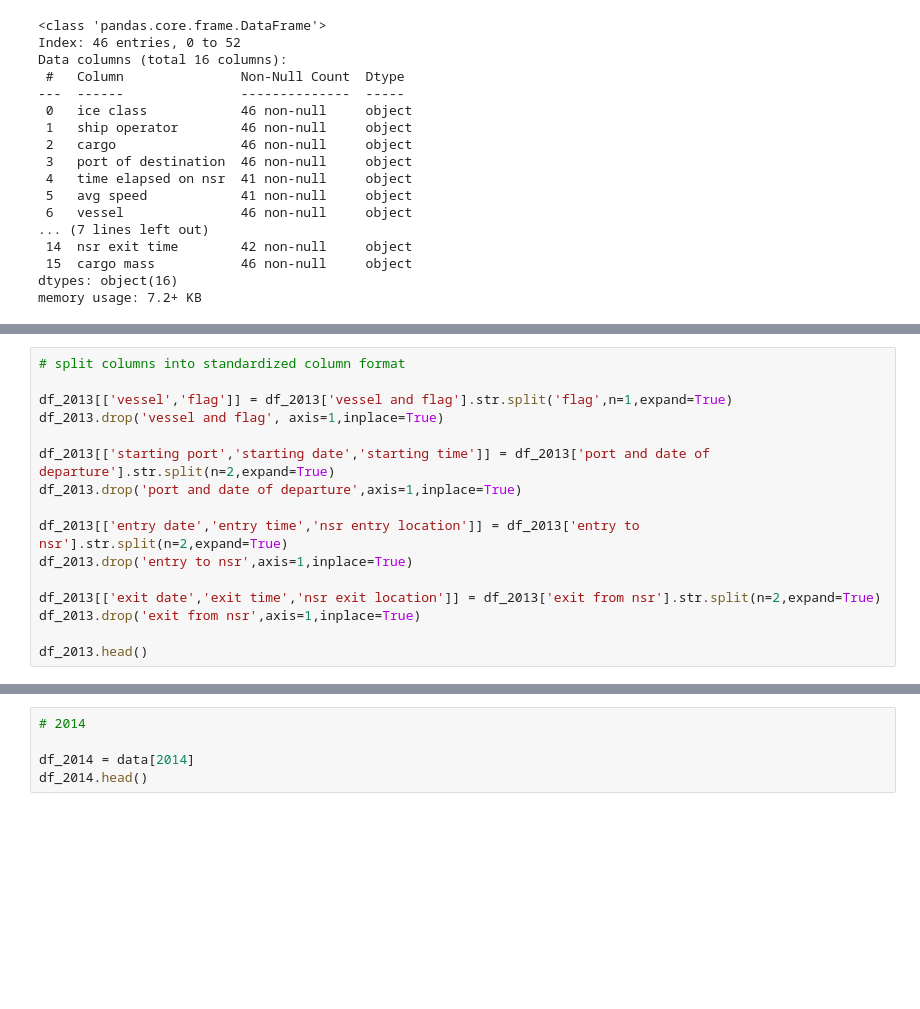
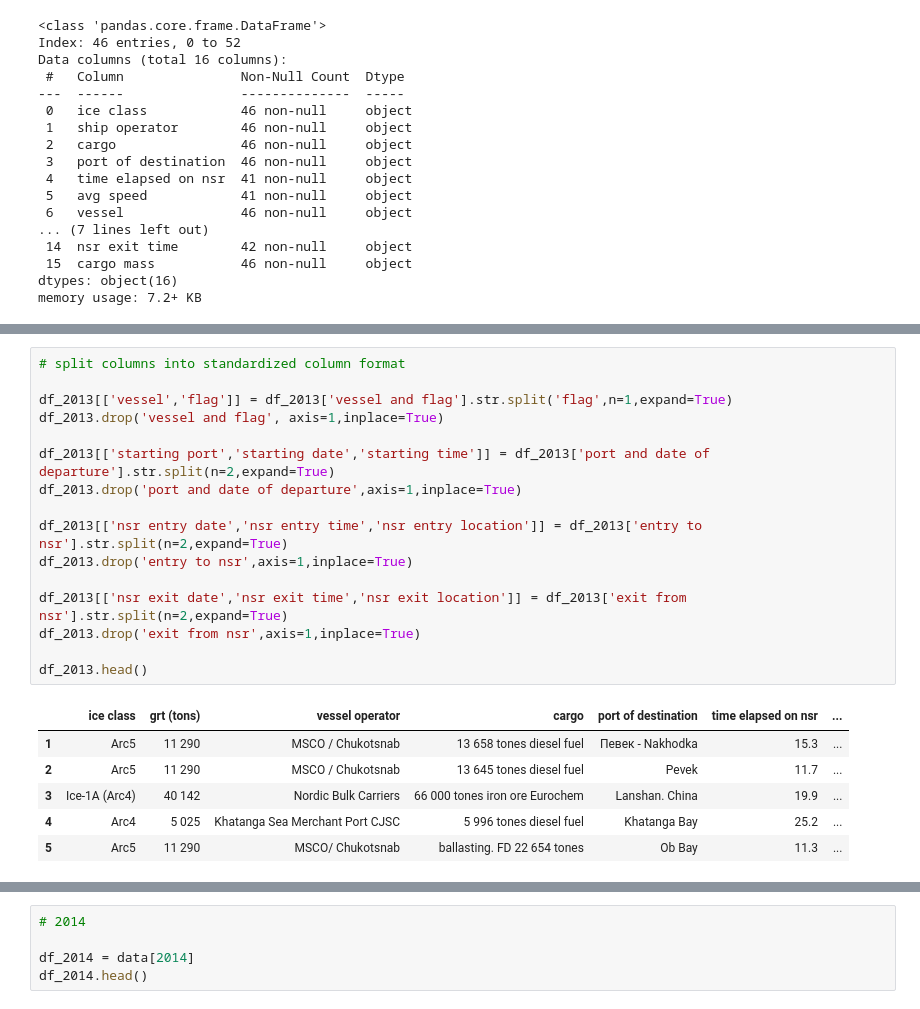
Before and after one commit to csmith454/nsr-project, a Jupyter notebook: nsr_data_wrangling.ipynb, the cells around one changed output, grey strips where cells are left out. Saved outputs shown, nothing was run; the diff lists cells and outputs as text; blank space fills up the shorter version.

```diff
--- a/nsr_data_wrangling.ipynb
+++ b/nsr_data_wrangling.ipynb
@@ -549,16 +693,23 @@ df_2013.head()
 # %%
 # split columns into standardized column format
 
 df_2013[['vessel','flag']] = df_2013['vessel and flag'].str.split('flag',n=1,expand=True)
 df_2013.drop('vessel and flag', axis=1,inplace=True)
 
 df_2013[['starting port','starting date','starting time']] = df_2013['port and date of departure'].str.split(n=2,expand=True)
 df_2013.drop('port and date of departure',axis=1,inplace=True)
 
-df_2013[['entry date','entry time','nsr entry location']] = df_2013['entry to nsr'].str.split(n=2,expand=True)
+df_2013[['nsr entry date','nsr entry time','nsr entry location']] = df_2013['entry to nsr'].str.split(n=2,expand=True)
 df_2013.drop('entry to nsr',axis=1,inplace=True)
 
-df_2013[['exit date','exit time','nsr exit location']] = df_2013['exit from nsr'].str.split(n=2,expand=True)
+df_2013[['nsr exit date','nsr exit time','nsr exit location']] = df_2013['exit from nsr'].str.split(n=2,expand=True)
 df_2013.drop('exit from nsr',axis=1,inplace=True)
 
 df_2013.head()
+# %% [output]
+|  | ice class | grt (tons) | vessel operator | cargo | port of destination | time elapsed on nsr | ... |
+| 1 | Arc5 | 11 290 | MSCO / Chukotsnab | 13 658 tones diesel fuel | Певек - Nakhodka | 15.3 | ... |
+| 2 | Arc5 | 11 290 | MSCO / Chukotsnab | 13 645 tones diesel fuel | Pevek | 11.7 | ... |
+| 3 | Ice-1A (Arc4) | 40 142 | Nordic Bulk Carriers | 66 000 tones iron ore Eurochem | Lanshan. China | 19.9 | ... |
+| 4 | Arc4 | 5 025 | Khatanga Sea Merchant Port CJSC | 5 996 tones diesel fuel | Khatanga Bay | 25.2 | ... |
+| 5 | Arc5 | 11 290 | MSCO/ Chukotsnab | ballasting. FD 22 654 tones | Ob Bay | 11.3 | ... |
```
Also changed, not shown: parts of 22 cells of this notebook.
